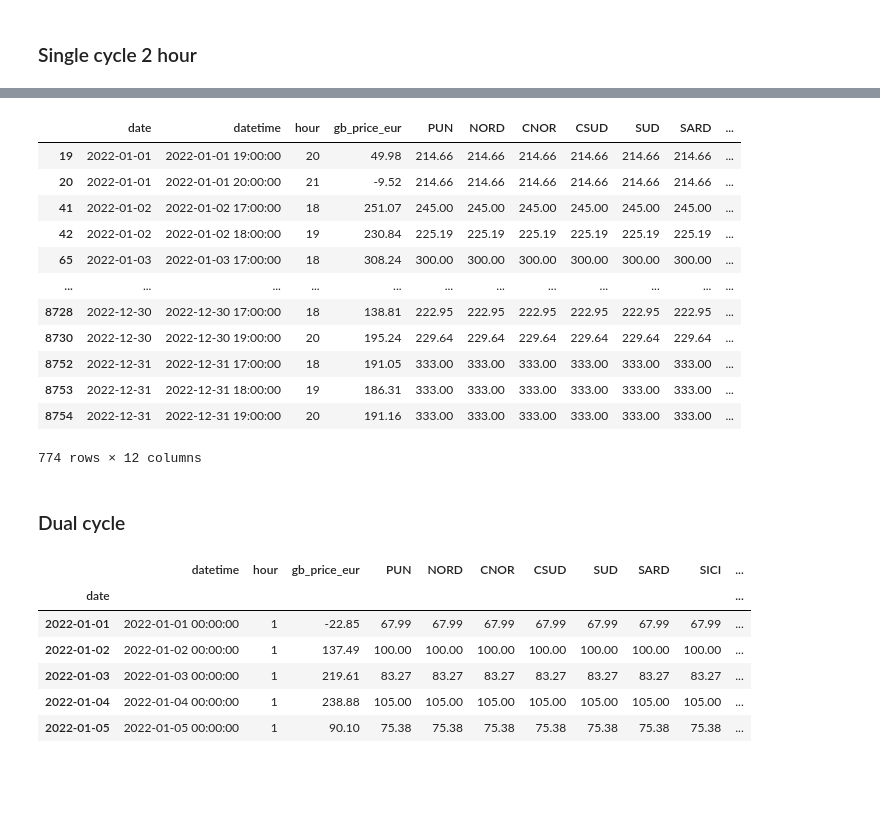
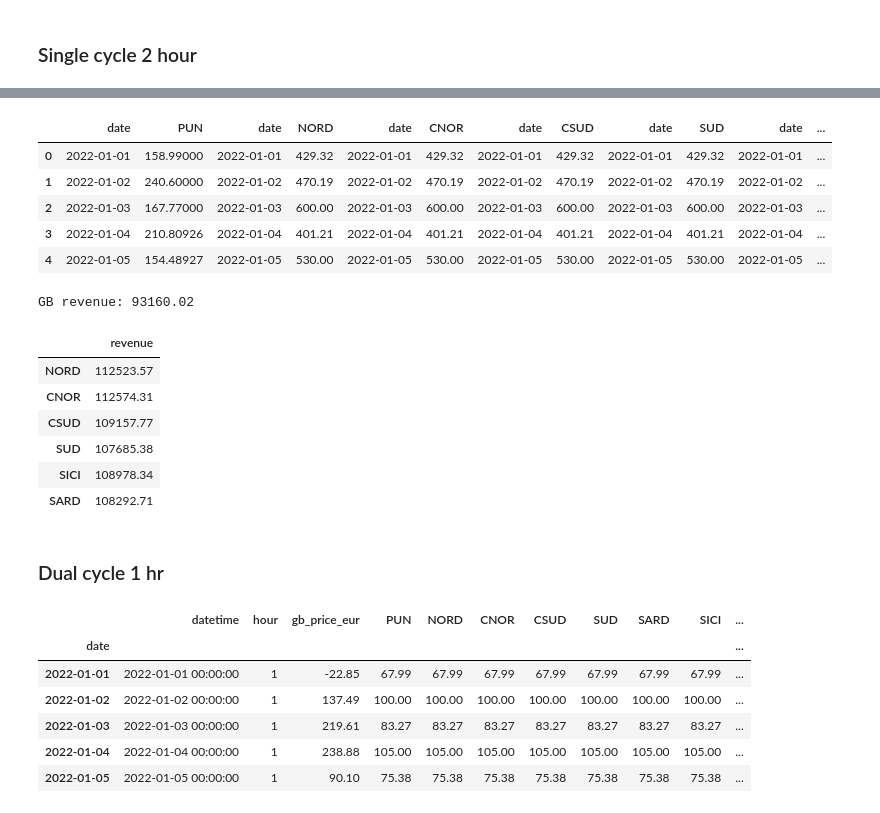
Before and after one commit to asadiceccarelli/italian-wholesale, a Jupyter notebook: scripts/market_revenues.ipynb, the cells around one changed output, grey strips where cells are left out. Saved outputs shown, nothing was run; the diff lists cells and outputs as text; code cells hidden in the pictures; blank space fills up the shorter version.

```diff
--- a/scripts/market_revenues.ipynb
+++ b/scripts/market_revenues.ipynb
@@ -135,16 +149,43 @@ price_df
-# %%
-price_df.loc[price_df.groupby('date')['PUN'].apply(lambda x: x.isin(x.nlargest(2)))]
-# %% [output]
-|  | date | datetime | hour | gb_price_eur | PUN | NORD | CNOR | CSUD | SUD | SARD | ... |
-| 19 | 2022-01-01 | 2022-01-01 19:00:00 | 20 | 49.98 | 214.66 | 214.66 | 214.66 | 214.66 | 214.66 | 214.66 | ... |
-| 20 | 2022-01-01 | 2022-01-01 20:00:00 | 21 | -9.52 | 214.66 | 214.66 | 214.66 | 214.66 | 214.66 | 214.66 | ... |
-| 41 | 2022-01-02 | 2022-01-02 17:00:00 | 18 | 251.07 | 245.00 | 245.00 | 245.00 | 245.00 | 245.00 | 245.00 | ... |
-| 42 | 2022-01-02 | 2022-01-02 18:00:00 | 19 | 230.84 | 225.19 | 225.19 | 225.19 | 225.19 | 225.19 | 225.19 | ... |
-| 65 | 2022-01-03 | 2022-01-03 17:00:00 | 18 | 308.24 | 300.00 | 300.00 | 300.00 | 300.00 | 300.00 | 300.00 | ... |
-| ... | ... | ... | ... | ... | ... | ... | ... | ... | ... | ... | ... |
-| 8728 | 2022-12-30 | 2022-12-30 17:00:00 | 18 | 138.81 | 222.95 | 222.95 | 222.95 | 222.95 | 222.95 | 222.95 | ... |
-| 8730 | 2022-12-30 | 2022-12-30 19:00:00 | 20 | 195.24 | 229.64 | 229.64 | 229.64 | 229.64 | 229.64 | 229.64 | ... |
-| 8752 | 2022-12-31 | 2022-12-31 17:00:00 | 18 | 191.05 | 333.00 | 333.00 | 333.00 | 333.00 | 333.00 | 333.00 | ... |
-| 8753 | 2022-12-31 | 2022-12-31 18:00:00 | 19 | 186.31 | 333.00 | 333.00 | 333.00 | 333.00 | 333.00 | 333.00 | ... |
-| 8754 | 2022-12-31 | 2022-12-31 19:00:00 | 20 | 191.16 | 333.00 | 333.00 | 333.00 | 333.00 | 333.00 | 333.00 | ... |
-774 rows × 12 columns
+# %%
+pun_min = price_df.groupby('date')['PUN'].nsmallest(2).reset_index()[['date', 'PUN']].groupby('date').sum().reset_index()
+nord_max = price_df.groupby('date')['NORD'].nlargest(2).reset_index()[['date', 'NORD']].groupby('date').sum().reset_index()
+cnor_max = price_df.groupby('date')['CNOR'].nlargest(2).reset_index()[['date', 'CNOR']].groupby('date').sum().reset_index()
+csud_max = price_df.groupby('date')['CSUD'].nlargest(2).reset_index()[['date', 'CSUD']].groupby('date').sum().reset_index()
+sud_max = price_df.groupby('date')['SUD'].nlargest(2).reset_index()[['date', 'SUD']].groupby('date').sum().reset_index()
+sard_max = price_df.groupby('date')['SARD'].nlargest(2).reset_index()[['date', 'SARD']].groupby('date').sum().reset_index()
+sici_max = price_df.groupby('date')['SICI'].nlargest(2).reset_index()[['date', 'SICI']].groupby('date').sum().reset_index()
+gb_min = price_df.groupby('date')['gb_price_eur'].nsmallest(2).reset_index()[['date', 'gb_price_eur']].groupby('date').sum().reset_index().rename({'gb_price_eur': 'gb_min'}, axis=1)
+gb_max = price_df.groupby('date')['gb_price_eur'].nlargest(2).reset_index()[['date', 'gb_price_eur']].groupby('date').sum().reset_index().rename({'gb_price_eur': 'gb_max'}, axis=1)
+
+two_hour_df = pd.concat([pun_min, nord_max, cnor_max, csud_max, sud_max, sard_max, sici_max, gb_min, gb_max], axis=1)
+two_hour_df.head()
+# %% [output]
+|  | date | PUN | date | NORD | date | CNOR | date | CSUD | date | SUD | date | ... |
+| 0 | 2022-01-01 | 158.99000 | 2022-01-01 | 429.32 | 2022-01-01 | 429.32 | 2022-01-01 | 429.32 | 2022-01-01 | 429.32 | 2022-01-01 | ... |
+| 1 | 2022-01-02 | 240.60000 | 2022-01-02 | 470.19 | 2022-01-02 | 470.19 | 2022-01-02 | 470.19 | 2022-01-02 | 470.19 | 2022-01-02 | ... |
+| 2 | 2022-01-03 | 167.77000 | 2022-01-03 | 600.00 | 2022-01-03 | 600.00 | 2022-01-03 | 600.00 | 2022-01-03 | 600.00 | 2022-01-03 | ... |
+| 3 | 2022-01-04 | 210.80926 | 2022-01-04 | 401.21 | 2022-01-04 | 401.21 | 2022-01-04 | 401.21 | 2022-01-04 | 401.21 | 2022-01-04 | ... |
+| 4 | 2022-01-05 | 154.48927 | 2022-01-05 | 530.00 | 2022-01-05 | 530.00 | 2022-01-05 | 530.00 | 2022-01-05 | 530.00 | 2022-01-05 | ... |
+# %%
+single_cycle_2hr_dict = {
+    'NORD': (two_hour_df.NORD - two_hour_df.PUN).sum(),
+    'CNOR': (two_hour_df.CNOR - two_hour_df.PUN).sum(),
+    'CSUD': (two_hour_df.CSUD - two_hour_df.PUN).sum(),
+    'SUD': (two_hour_df.SUD - two_hour_df.PUN).sum(),
+    'SICI': (two_hour_df.SICI - two_hour_df.PUN).sum(),
+    'SARD': (two_hour_df.SARD - two_hour_df.PUN).sum(),
+}
+
+single_cycle_2hr_gb = (two_hour_df.gb_max - two_hour_df.gb_min).sum()
+print(f'GB revenue: {single_cycle_2hr_gb}')
+single_cycle_2hr_df = pd.DataFrame(single_cycle_2hr_dict, index=['revenue']).transpose().round(2)
+single_cycle_2hr_df
+# %% [output]
+GB revenue: 93160.02
+|  | revenue |
+| NORD | 112523.57 |
+| CNOR | 112574.31 |
+| CSUD | 109157.77 |
+| SUD | 107685.38 |
+| SICI | 108978.34 |
+| SARD | 108292.71 |
@@ -151,5 +216,5 @@ price_df.loc[price_df.groupby('date')['PUN'].apply(lambda x: x.isin(x.nlargest(2
 # %% [markdown]
-### Dual cycle
+### Dual cycle 1 hr
 # %%
 price_df['am_pm'] = price_df.hour.apply(lambda x: 'am' if x<= 12 else 'pm')
 price_df_am_min = price_df.loc[price_df.am_pm == 'am'].groupby('date').min()
```
Also changed, not shown: parts of 16 cells of this notebook, 2 other files.
